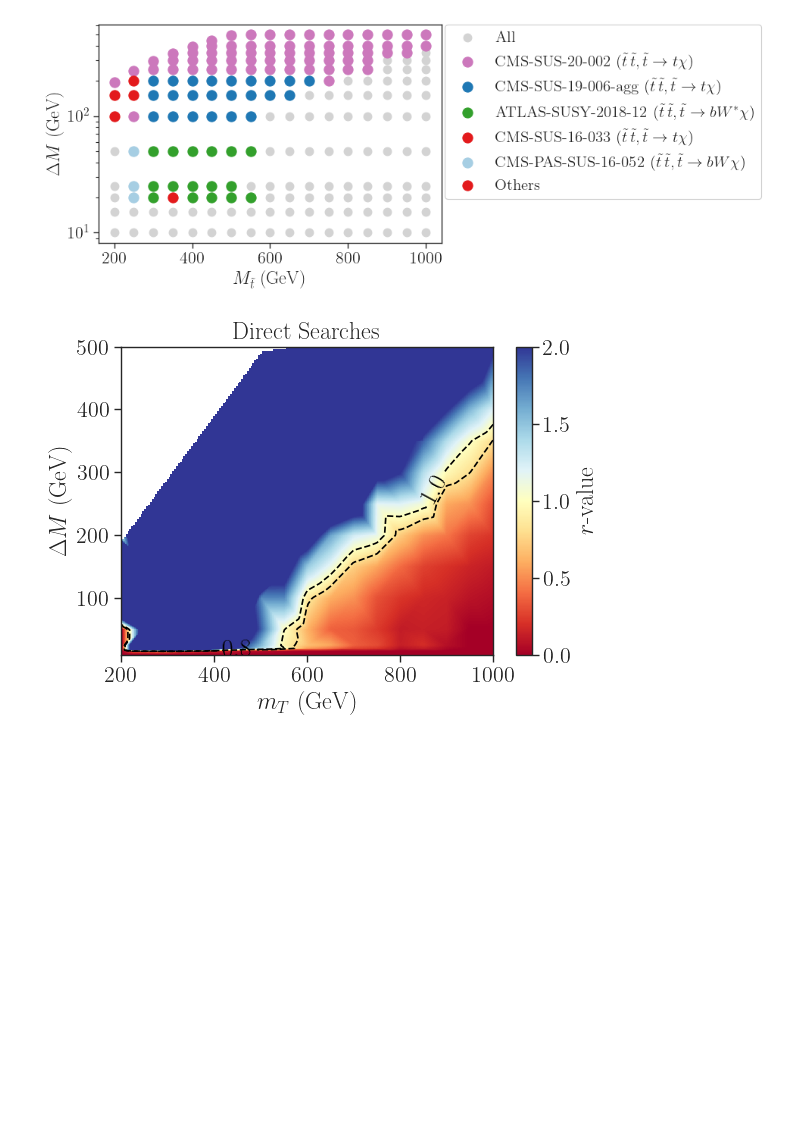
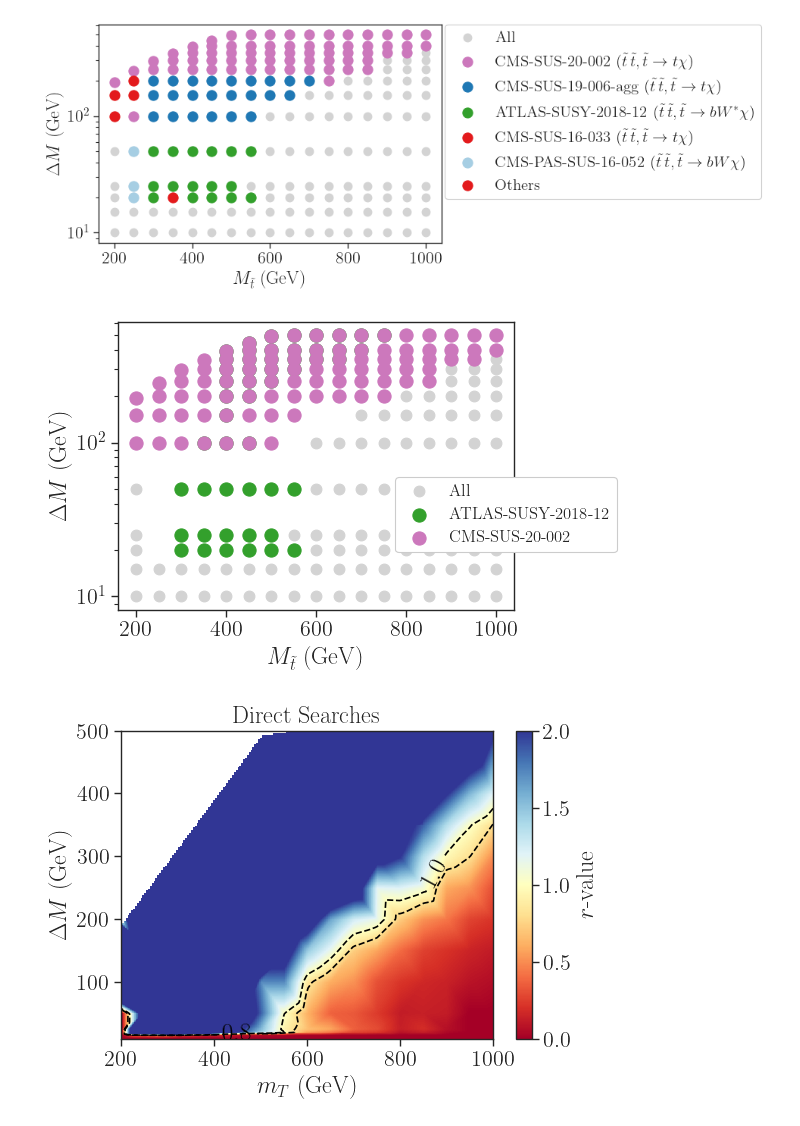
Before and after one commit to andlessa/SMStoEFT, a Jupyter notebook: notebooks/constraints/plots-SModelS.ipynb, the cells around one changed output. Saved outputs shown, nothing was run; the diff lists cells and outputs as text; code cells hidden in the pictures; blank space fills up the shorter version.

```diff
--- a/notebooks/constraints/plots-SModelS.ipynb
+++ b/notebooks/constraints/plots-SModelS.ipynb
@@ -45,7 +45,7 @@ def convertLabel(label):
     return newlabel
 # %%
 #Merge with SModelS DataFrame
-dataDF = pd.read_pickle('../smodelsOutput/sms_smodels.pcl')
+dataDF = pd.read_pickle('../../smodelsOutput/sms_smodels.pcl')
 # print(dataDF.columns.values.tolist()) #Print all columns names
 # %% [markdown]
 #### Set r = 0 for points with no results
@@ -58,15 +58,17 @@ dataDF = dataDF.sort_values(by=['ExptRes.result0.r'],ascending=False)
 #### Define exclusions
 # %%
 #Add simple flag for excluded points:
-dataDF['excludedLHC'] = dataDF['ExptRes.result0.r'] > 1.0
+newDF = dataDF.copy()
+newDF['excludedLHC'] = dataDF['ExptRes.result0.r'] > 1.0
 # %% [markdown]
 #### Add c*tau and deltaM columns
 # %%
-dataDF['ctau.5000002'] = 1.967e-16/dataDF['width.5000002']
-dataDF['deltaM'] = dataDF['mass.5000002']-dataDF['mass.5000012']
+newDF['ctau.5000002'] = 1.967e-16/dataDF['width.5000002']
+newDF['deltaM'] = dataDF['mass.5000002']-dataDF['mass.5000012']
 # %% [markdown]
 ### Get points excluded:
 # %%
+dataDF = newDF
 excluded = dataDF[dataDF['excludedLHC'] == True]
 allowed = dataDF[(dataDF['excludedLHC'] == False)]
 
@@ -163,6 +217,45 @@ plt.savefig('stop_exclusion_deltaM.png')
 plt.show()
 # %% [output]
 [figure]
+# %%
+plt.figure(figsize=(6,4))
+ana = 'CMS-SUS-20-002'
+anaDF = anaDFs[ana]
+
+x = allowed['mass.5000002']
+y = allowed['deltaM']
+c_other = 'lightgray'
+plt.scatter(x,y,color=c_other,label='All',s=60)
+for ana in anaDFs:
+    if ana not in ['CMS-SUS-20-002',  'ATLAS-SUSY-2018-12']:
+        continue
+    anaDF = anaDFs[ana]
+    first = True
+    c = [c for key,c in colorDict.items() if ana in key]
+    if not c:
+        c = 'darkgrey'
+    else:
+        c = c[0]
+    for tx in anaDF:
+        df = anaDF[tx][anaDF[tx]['ExptRes.result.r'] > 1.0]
+        x = df['mass.5000002']
+        y = df['deltaM']
+        if first:
+            label=ana
+            first=False
+        else:
+            label=None
+        plt.scatter(x,y,c=c,label=label,s=90)
+
+
+lgd = plt.legend(loc=(0.7,0.2), framealpha=1.,fontsize=12)
+plt.yscale('log')
+plt.xlabel(r'$M_{\tilde{t}}$ (GeV)')
+plt.ylabel(r'$\Delta M$ (GeV)')
+plt.tight_layout()
+plt.show()
+# %% [output]
+[figure, added]
 # %%
 # Interpolate to create more points
 x = dataDF['mass.5000002']
```
Also changed, not shown: parts of 3 cells of this notebook, 3 other files.
